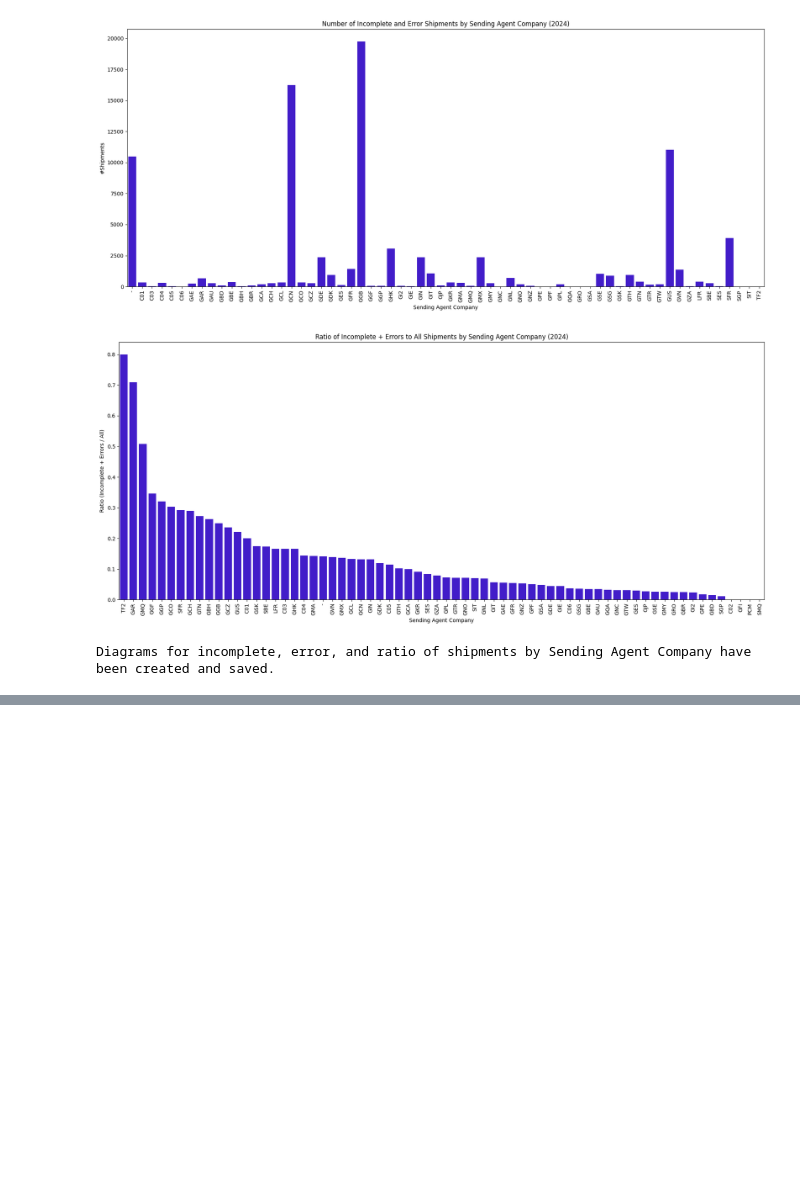
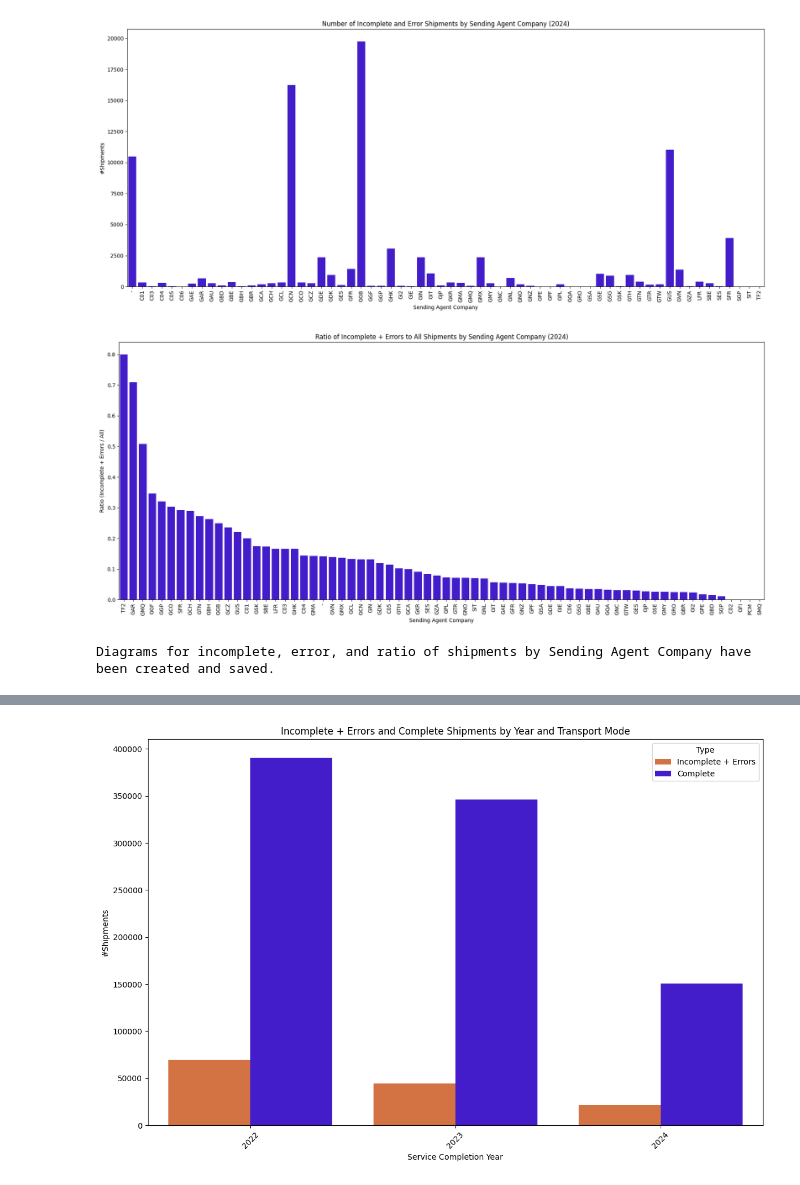
Before and after one commit to AlexanderHoglund/sustainable_logistics_tools, a Jupyter notebook: QUARTERLY CSR TOOLS/Quality/qr_quality.ipynb, the cells around one changed output, grey strips where cells are left out. Drawn from its saved outputs; the diff is of its cells as text; code cells hidden in the pictures; blank space fills up the shorter version.

```diff
--- a/QUARTERLY CSR TOOLS/Quality/qr_quality.ipynb
+++ b/QUARTERLY CSR TOOLS/Quality/qr_quality.ipynb
@@ -307,0 +316,96 @@ Diagrams for incomplete, error, and ratio of shipments by Sending Agent Company
+# %%
+import pandas as pd
+import matplotlib.pyplot as plt
+import seaborn as sns
+
+# Define custom color palette for Transport Modes
+custom_palette_transport_mode = {
+    'AIR': '#3200E6',  # Geodis Blue
+    'RAI': '#011956',  # Dark Blue
+    'SEA': '#EB692B',  # Orange
+    'ROA': '#E9E5E2',  # Grey
+}
+
+# Define colors for the types
+color_incomplete_error = '#EB692B'  # Orange
+color_complete = '#3200E6'          # Geodis Blue
+
+# Read the Excel file into a pandas DataFrame
+df = pd.read_excel('input_quality.xlsx')
+
+# Ensure that the number of shipments is treated as a numeric column
+df['#Shipments'] = df['#Shipments'].apply(lambda x: int(str(x).replace(',', '')))
+
+# Exclude specific transport modes and rows with missing transport mode
+df = df[~df['Transport Mode'].isin(['COU', 'FAS', 'FSA', None, '   '])]
+
+# Aggregate the data by summing the number of shipments per year and mode of transport for incomplete and error statuses
+incomplete_error_data = df[df['Status'].isin(['Incomplete', 'Error'])].groupby(['Service Completion Year', 'Transport Mode'])['#Shipments'].sum().reset_index()
+
+# Aggregate the data by summing the number of shipments per year and mode of transport for complete status
+complete_data = df[df['Status'] == 'Calculated'].groupby(['Service Completion Year', 'Transport Mode'])['#Shipments'].sum().reset_index()
+
+# Aggregate the data by summing the number of shipments per year and mode of transport for all statuses
+all_shipments_data = df.groupby(['Service Completion Year', 'Transport Mode'])['#Shipments'].sum().reset_index()
+
+# Merge the data to calculate the ratio
+ratio_data = pd.merge(incomplete_error_data, all_shipments_data, on=['Service Completion Year', 'Transport Mode'], how='outer', suffixes=('_Incomplete_Error', '_All'))
+
+# Fill NaN values with 0
+ratio_data = ratio_data.fillna(0)
+
+# Calculate the ratio, handling division by zero
+ratio_data['Ratio (Incomplete + Errors / All Shipments)'] = ratio_data.apply(
+    lambda row: row['#Shipments_Incomplete_Error'] / row['#Shipments_All'] if row['#Shipments_All'] > 0 else 0, axis=1
+)
+
+# Ensure there are no extra bars by filtering out zero ratios
+ratio_data = ratio_data[ratio_data['Ratio (Incomplete + Errors / All Shipments)'] > 0]
+
+# Print the tables
+print("Incomplete and Error Data:\n", incomplete_error_data)
+print("Complete Data:\n", complete_data)
+print("All Shipments Data:\n", all_shipments_data)
+print("Ratio Data:\n", ratio_data)
+
+# Save the aggregated data to an Excel file
+with pd.ExcelWriter('quality_summary_transport_mode.xlsx', engine='openpyxl') as writer:
+    df.to_excel(writer, sheet_name='All Data', index=False)
+    incomplete_error_data.to_excel(writer, sheet_name='Incomplete Error Data', index=False)
+    complete_data.to_excel(writer, sheet_name='Complete Data', index=False)
+    all_shipments_data.to_excel(writer, sheet_name='All Shipments Data', index=False)
+    ratio_data.to_excel(writer, sheet_name='Ratio Data', index=False)
+
+# Define a function to create diagrams
+def create_combined_diagram(incomplete_error_data, complete_data, title, filename):
+    plt.figure(figsize=(12, 8))
+
+    # Merge incomplete_error_data and complete_data for plotting
+    incomplete_error_data['Type'] = 'Incomplete + Errors'
+    complete_data['Type'] = 'Complete'
+    combined_data = pd.concat([incomplete_error_data, complete_data])
+
+    sns.barplot(x='Service Completion Year', y='#Shipments', hue='Type', data=combined_data, palette=[color_incomplete_error, color_complete], ci=None)
+    plt.title(title)
+    plt.xticks(rotation=45)
+    plt.tight_layout()
+    plt.savefig(filename)
+    plt.show()
+
+def create_ratio_diagram(data, title, filename):
+    plt.figure(figsize=(12, 8))
+    sns.barplot(x='Service Completion Year', y='Ratio (Incomplete + Errors / All Shipments)', hue='Transport Mode', data=data, palette=custom_palette_transport_mode, ci=None)
+    plt.title(title)
+    plt.xticks(rotation=45)
+    plt.tight_layout()
+    plt.savefig(filename)
+    plt.show()
+
+# Create and save combined diagram for incomplete + errors and complete shipments by transport mode
+create_combined_diagram(incomplete_error_data, complete_data, 'Incomplete + Errors and Complete Shipments by Year and Transport Mode', 'transport_mode_combined_diagram.png')
+
+# Create and save diagram for the ratio of incomplete + errors to all shipments by transport mode
+create_ratio_diagram(ratio_data, 'Ratio of Incomplete + Errors to All Shipments by Year and Transport Mode', 'transport_mode_ratio_diagram.png')
+
+print("Diagrams for incomplete, error, complete, and ratio of shipments by transport mode have been created and saved.")
+# %% [output]
@@ -307,0 +432 @@ Diagrams for incomplete, error, and ratio of shipments by Sending Agent Company
+[figure, added]
```
Also changed, not shown: parts of 7 cells of this notebook, 1 other file.
